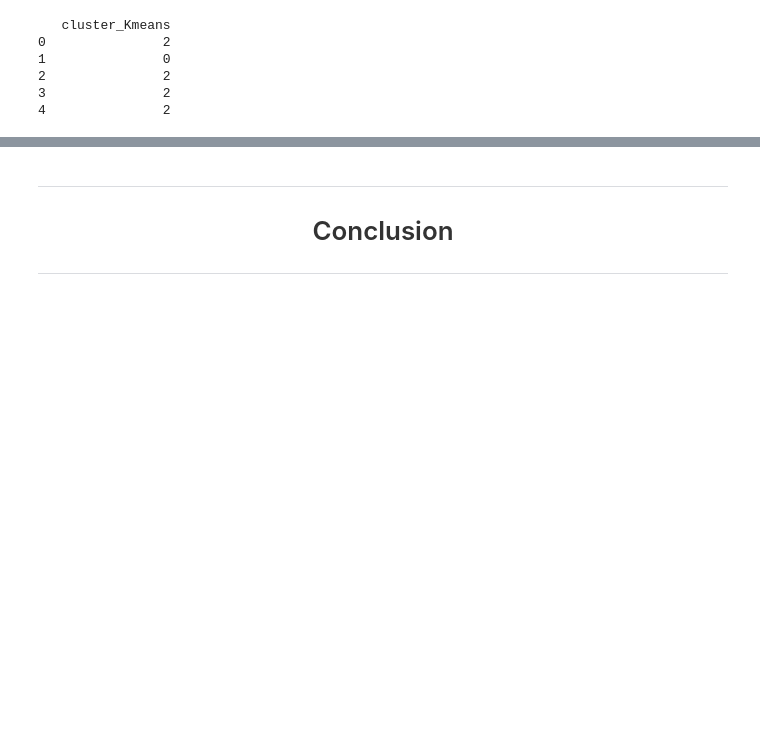
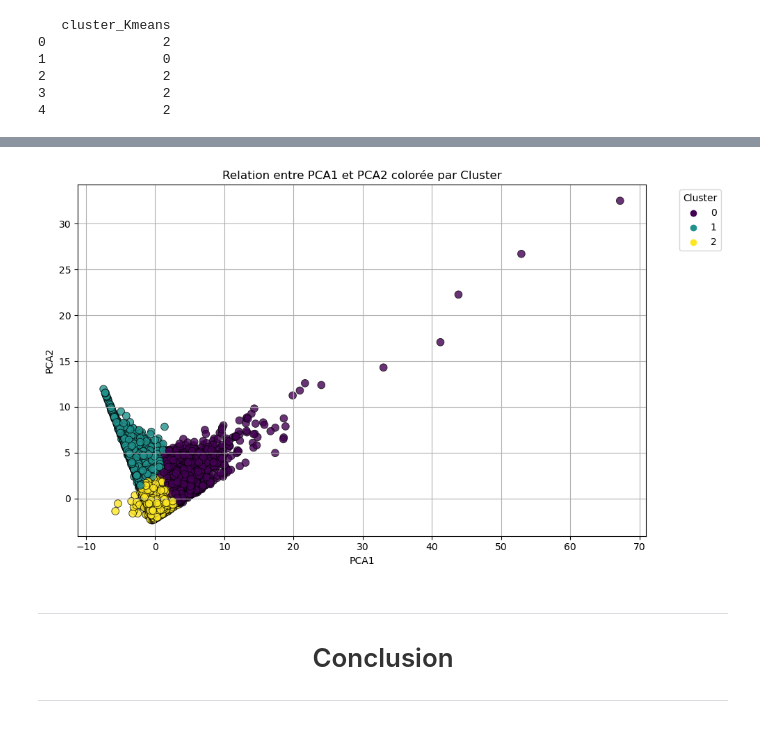
Before and after one commit to aduayom/Clustering-model, a Jupyter notebook: clustering_project.ipynb, the cells around one changed output, grey strips where cells are left out. Cells and saved outputs as stored; diff of their text form; code cells hidden in the pictures; blank space fills up the shorter version.

```diff
--- a/clustering_project.ipynb
+++ b/clustering_project.ipynb
@@ -829,3 +851,24 @@ print(Data_CRM[['cluster_Kmeans']].head())
+# %%
+# Supposons que les deux variables continues soient 'PCA1' et 'PCA2'
+var_x = 'PCA1'
+var_y = 'PCA2'
+
+# Créer un scatter plot avec couleur en fonction du cluster
+plt.figure(figsize=(10, 6))
+sns.scatterplot(x=var_x, y=var_y, hue='cluster_Kmeans', data=Data_CRM, palette='viridis', s=60, alpha=0.8, edgecolor='k')
+
+# Ajouter des titres et labels
+plt.title(f'Relation entre {var_x} et {var_y} colorée par Cluster')
+plt.xlabel(var_x)
+plt.ylabel(var_y)
+plt.grid(True)
+plt.legend(title='Cluster', bbox_to_anchor=(1.05, 1), loc='upper left')  # Déplacer la légende à l'extérieur du plot
+
+# Afficher le graphique
+plt.tight_layout()
+plt.show()
+# %% [output]
+[figure, added]
 # %% [markdown]
 <div style="font-family: 'Arial', sans-serif; color: #333; font-size: 14px;">
     <hr style="border-width:2px;border-color:#75DFC1">
```
Also changed, not shown: parts of 1 cell of this notebook.
